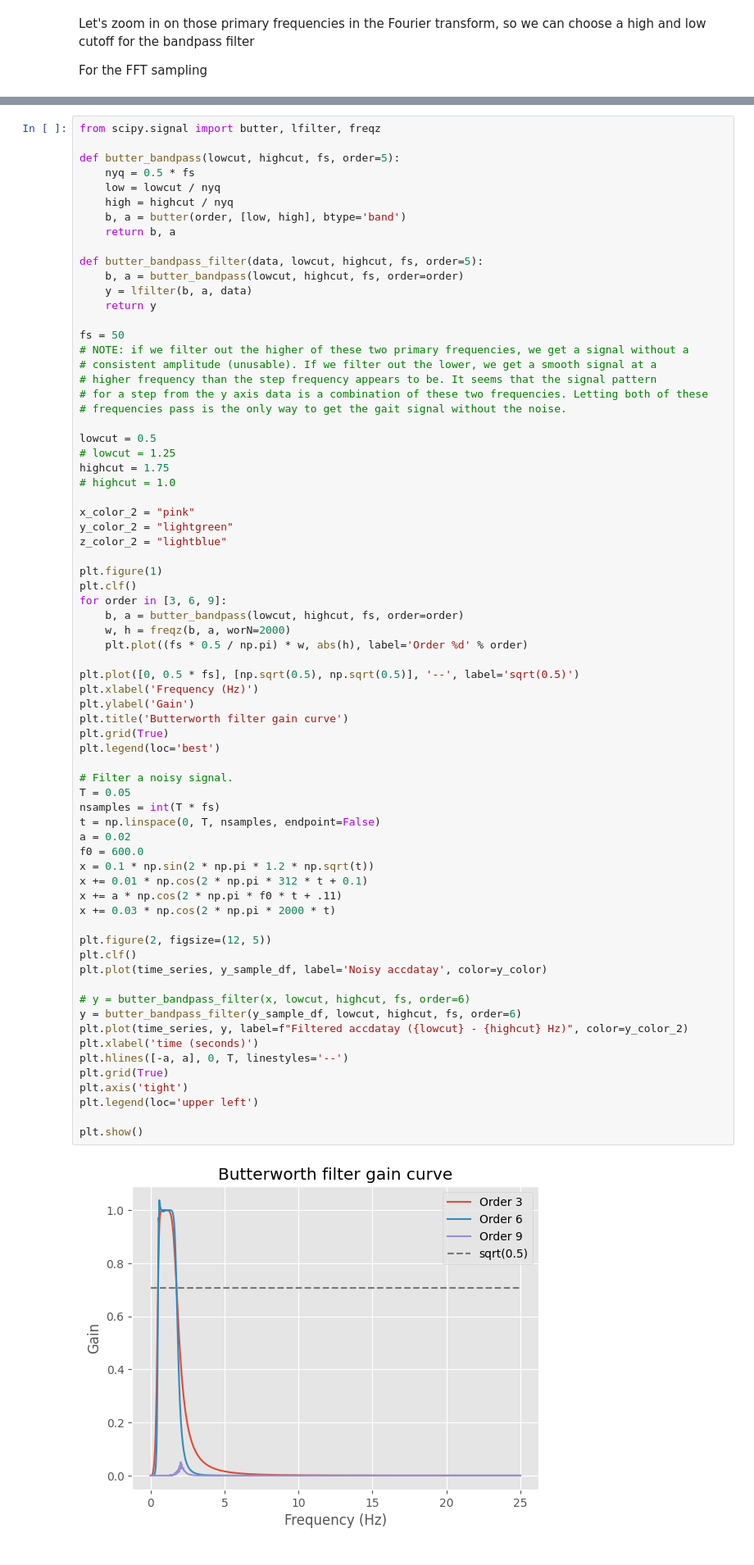
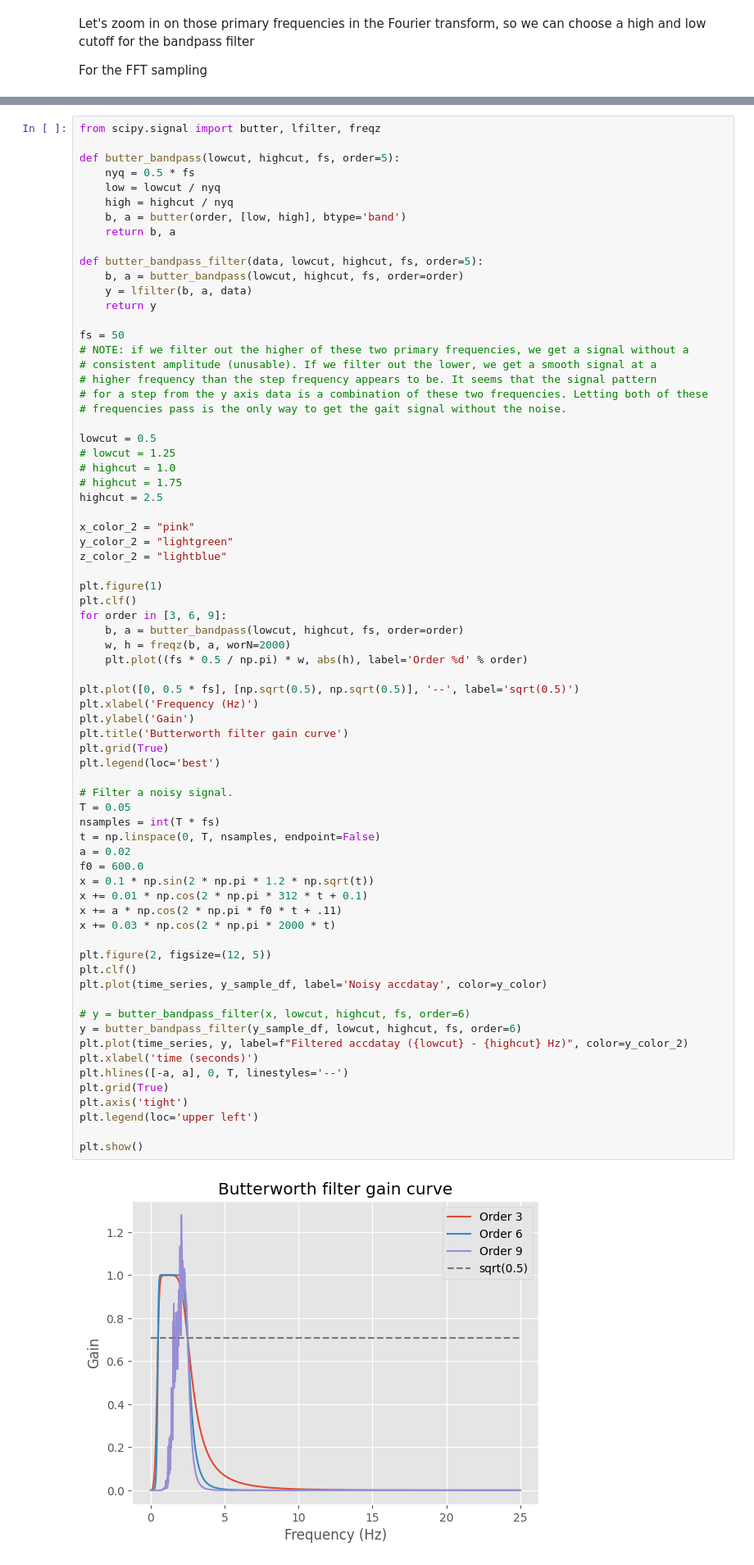
Before and after one commit to rickgladwin/applied_ai_challenges, a Jupyter notebook: week_1_wearable_step_counter.ipynb, the cells around one changed output, grey strips where cells are left out. Shown at 82% size. Drawn from its saved outputs; the diff is of its cells as text.

Commit message:
change highcut to 2.5Hz

```diff
--- a/week_1_wearable_step_counter.ipynb
+++ b/week_1_wearable_step_counter.ipynb
@@ -255,8 +253,9 @@ fs = 50
 
 lowcut = 0.5
 # lowcut = 1.25
-highcut = 1.75
 # highcut = 1.0
+# highcut = 1.75
+highcut = 2.5
 
 x_color_2 = "pink"
 y_color_2 = "lightgreen"
@@ -275,31 +274,31 @@ plt.ylabel('Gain')
 plt.title('Butterworth filter gain curve')
 plt.grid(True)
 plt.legend(loc='best')
 
 # Filter a noisy signal.
 T = 0.05
 nsamples = int(T * fs)
 t = np.linspace(0, T, nsamples, endpoint=False)
 a = 0.02
 f0 = 600.0
 x = 0.1 * np.sin(2 * np.pi * 1.2 * np.sqrt(t))
 x += 0.01 * np.cos(2 * np.pi * 312 * t + 0.1)
 x += a * np.cos(2 * np.pi * f0 * t + .11)
 x += 0.03 * np.cos(2 * np.pi * 2000 * t)
 
 plt.figure(2, figsize=(12, 5))
 plt.clf()
 plt.plot(time_series, y_sample_df, label='Noisy accdatay', color=y_color)
 
 # y = butter_bandpass_filter(x, lowcut, highcut, fs, order=6)
 y = butter_bandpass_filter(y_sample_df, lowcut, highcut, fs, order=6)
 plt.plot(time_series, y, label=f"Filtered accdatay ({lowcut} - {highcut} Hz)", color=y_color_2)
 plt.xlabel('time (seconds)')
 plt.hlines([-a, a], 0, T, linestyles='--')
 plt.grid(True)
 plt.axis('tight')
 plt.legend(loc='upper left')
 
 plt.show()
 # %% [output]
-[figure, old version]
+[figure, new version]
```
Also changed, not shown: parts of 3 cells of this notebook.
